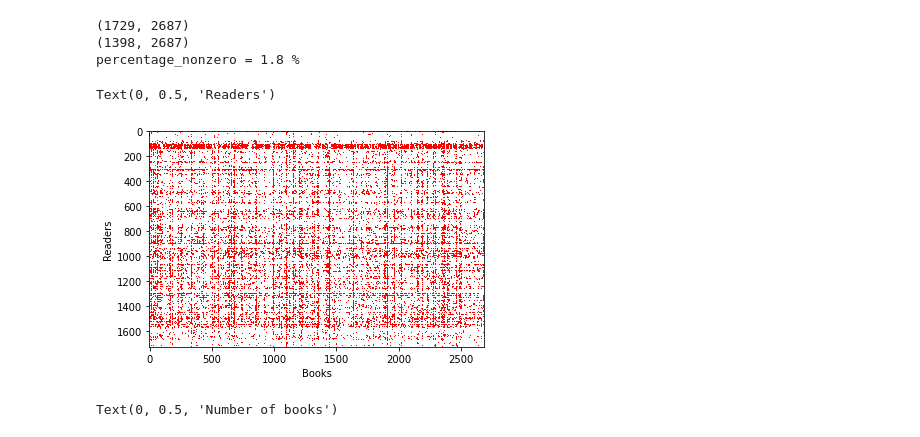
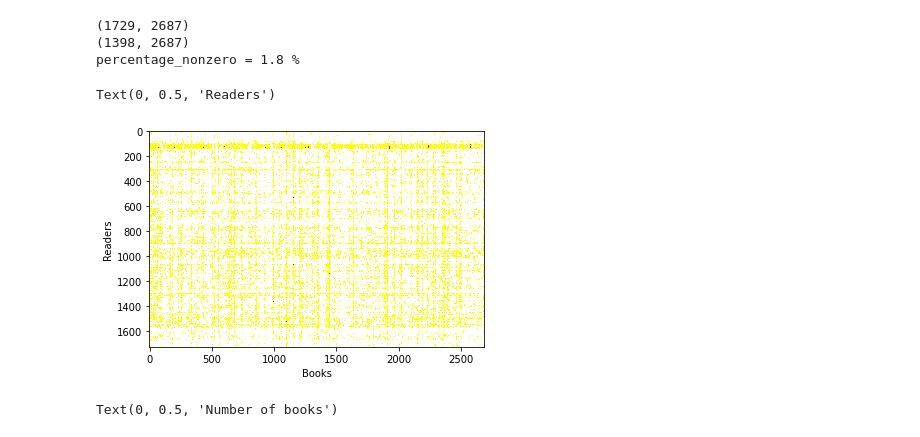
Before and after one commit to KatieJ16/book_predictor, a Jupyter notebook: goodreads_ratings_change_df.ipynb, the cells around one changed output. Drawn from its saved outputs; the diff is of its cells as text; code cells hidden in the pictures.

```diff
--- a/goodreads_ratings_change_df.ipynb
+++ b/goodreads_ratings_change_df.ipynb
@@ -285,18 +285,18 @@ percentage_nonzero = 1.8 %
 # %%
 import matplotlib.pyplot as plt
 import matplotlib.colors as mcolors
 
-# Create a custom colormap with white for 0 and red for non-zero
-cmap = mcolors.ListedColormap(['white', 'red'])
-bounds = [0, 0.1, 1]  # Set bounds for 0 (white) and non-zero (red)
-norm = mcolors.BoundaryNorm(bounds, cmap.N)
+# Create a custom colormap with white, yellow, and red
+cmap = mcolors.ListedColormap(['white', 'yellow', 'red'])
+bounds = [0, 0.1, 0.5, 10]  # Define ranges: 0 (white), 0.1-0.5 (yellow), 0.5-1 (red)
+norm = mcolors.BoundaryNorm(bounds, len(cmap.colors))
 
 plt.imshow(ratings, cmap=cmap, norm=norm)
 plt.xlabel("Books")
 plt.ylabel("Readers")
 # %% [output]
 Text(0, 0.5, 'Readers')
-[figure, old version]
+[figure, new version]
 # %%
 plt.hist(duplicate_counts_per_value, bins = 40)
 plt.ylim([0,50])
```
Also changed, not shown: 4 other files.
